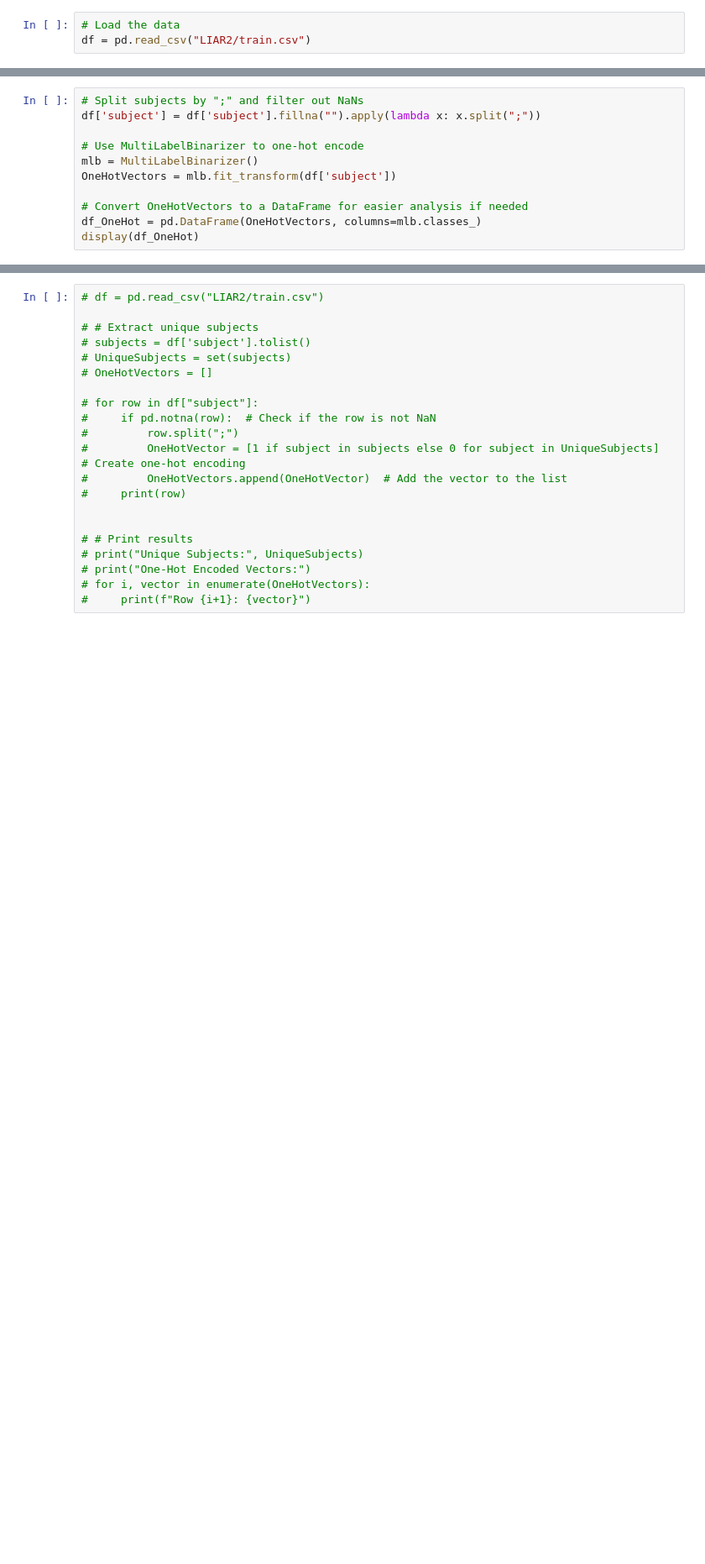
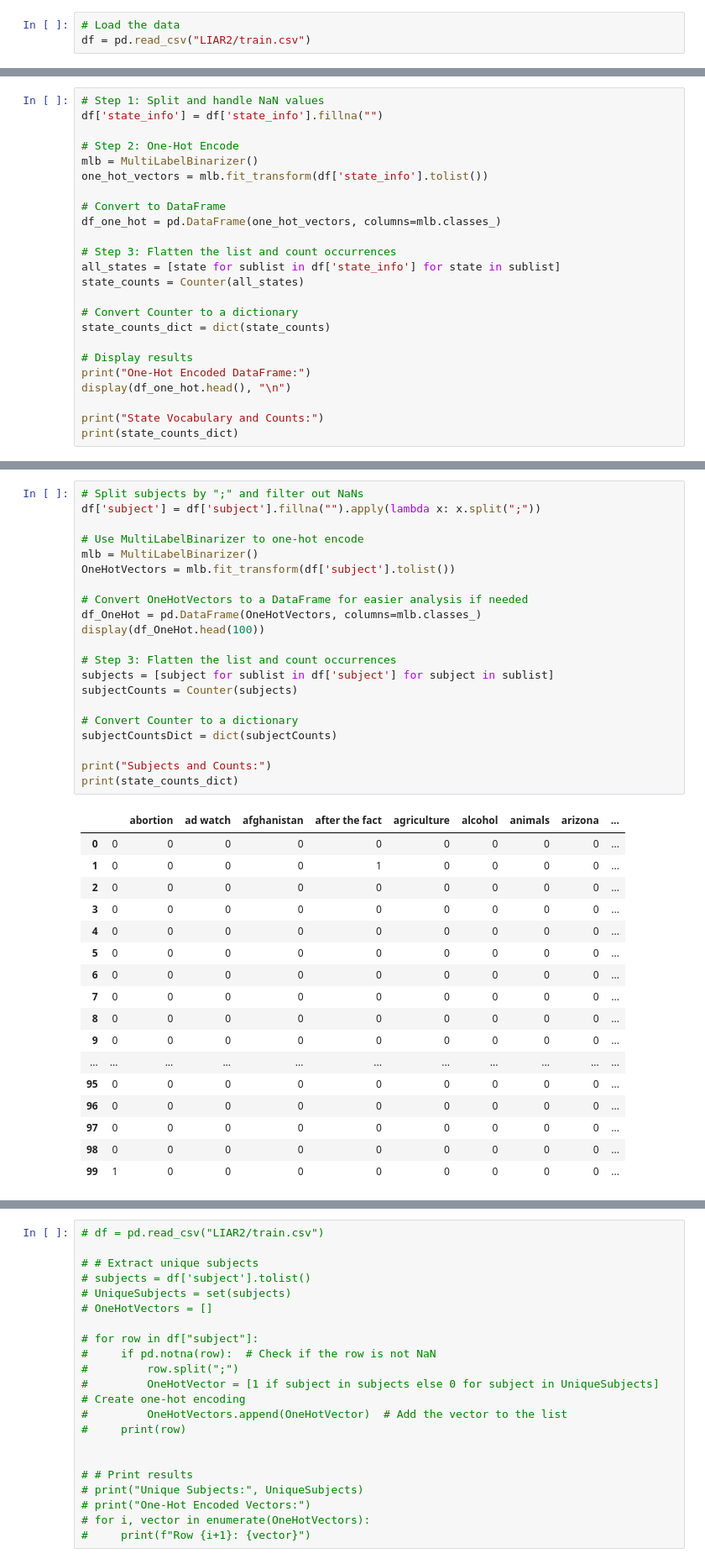
Before and after one commit to Nakiyah24/IDS703_NLPProject, a Jupyter notebook: PreprocssingData.ipynb, the cells around one changed output, grey strips where cells are left out. Shown at 84% size. Drawn from its saved outputs; the diff is of its cells as text; blank space fills up the shorter version.

```diff
--- a/PreprocssingData.ipynb
+++ b/PreprocssingData.ipynb
@@ -9,0 +34,24 @@ df = pd.read_csv("LIAR2/train.csv")
+# %%
+# Step 1: Split and handle NaN values
+df['state_info'] = df['state_info'].fillna("")
+
+# Step 2: One-Hot Encode
+mlb = MultiLabelBinarizer()
+one_hot_vectors = mlb.fit_transform(df['state_info'].tolist())
+
+# Convert to DataFrame
+df_one_hot = pd.DataFrame(one_hot_vectors, columns=mlb.classes_)
+
+# Step 3: Flatten the list and count occurrences
+all_states = [state for sublist in df['state_info'] for state in sublist]
+state_counts = Counter(all_states)
+
+# Convert Counter to a dictionary
+state_counts_dict = dict(state_counts)
+
+# Display results
+print("One-Hot Encoded DataFrame:")
+display(df_one_hot.head(), "\n")
+
+print("State Vocabulary and Counts:")
+print(state_counts_dict)
@@ -10,11 +69,39 @@ df = pd.read_csv("LIAR2/train.csv")
 # %%
 # Split subjects by ";" and filter out NaNs
 df['subject'] = df['subject'].fillna("").apply(lambda x: x.split(";"))
 
 # Use MultiLabelBinarizer to one-hot encode
 mlb = MultiLabelBinarizer()
-OneHotVectors = mlb.fit_transform(df['subject'])
+OneHotVectors = mlb.fit_transform(df['subject'].tolist())
 
 # Convert OneHotVectors to a DataFrame for easier analysis if needed
 df_OneHot = pd.DataFrame(OneHotVectors, columns=mlb.classes_)
-display(df_OneHot)
+display(df_OneHot.head(100))
+
+# Step 3: Flatten the list and count occurrences
+subjects = [subject for sublist in df['subject'] for subject in sublist]
+subjectCounts = Counter(subjects)
+
+# Convert Counter to a dictionary
+subjectCountsDict = dict(subjectCounts)
+
+print("Subjects and Counts:")
+print(state_counts_dict)
+# %% [output]
+|  |  | abortion | ad watch | afghanistan | after the fact | agriculture | alcohol | animals | arizona | ... |
+| 0 | 0 | 0 | 0 | 0 | 0 | 0 | 0 | 0 | 0 | ... |
+| 1 | 0 | 0 | 0 | 0 | 1 | 0 | 0 | 0 | 0 | ... |
+| 2 | 0 | 0 | 0 | 0 | 0 | 0 | 0 | 0 | 0 | ... |
+| 3 | 0 | 0 | 0 | 0 | 0 | 0 | 0 | 0 | 0 | ... |
+| 4 | 0 | 0 | 0 | 0 | 0 | 0 | 0 | 0 | 0 | ... |
+| 5 | 0 | 0 | 0 | 0 | 0 | 0 | 0 | 0 | 0 | ... |
+| 6 | 0 | 0 | 0 | 0 | 0 | 0 | 0 | 0 | 0 | ... |
+| 7 | 0 | 0 | 0 | 0 | 0 | 0 | 0 | 0 | 0 | ... |
+| 8 | 0 | 0 | 0 | 0 | 0 | 0 | 0 | 0 | 0 | ... |
+| 9 | 0 | 0 | 0 | 0 | 0 | 0 | 0 | 0 | 0 | ... |
+| ... | ... | ... | ... | ... | ... | ... | ... | ... | ... | ... |
+| 95 | 0 | 0 | 0 | 0 | 0 | 0 | 0 | 0 | 0 | ... |
+| 96 | 0 | 0 | 0 | 0 | 0 | 0 | 0 | 0 | 0 | ... |
+| 97 | 0 | 0 | 0 | 0 | 0 | 0 | 0 | 0 | 0 | ... |
+| 98 | 0 | 0 | 0 | 0 | 0 | 0 | 0 | 0 | 0 | ... |
+| 99 | 1 | 0 | 0 | 0 | 0 | 0 | 0 | 0 | 0 | ... |
```
Also changed, not shown: parts of 5 cells of this notebook.
